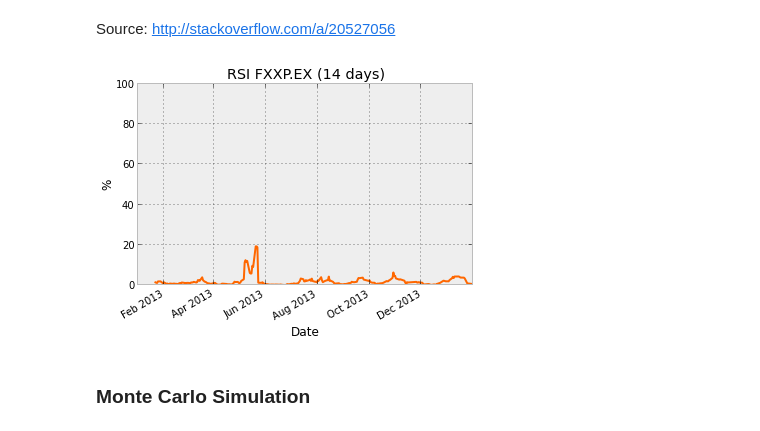
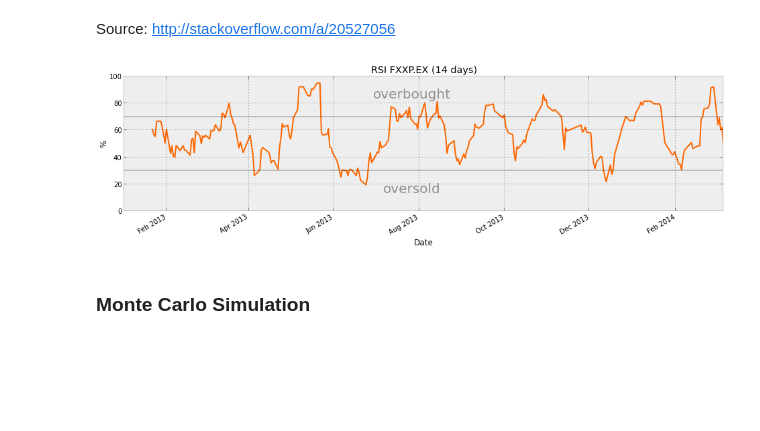
Before and after one commit to balzer82/Pandas-Stoxx-Europe-600, a Jupyter notebook: analyseFXXP.EX.ipynb, the cells around one changed output. Saved outputs shown, nothing was run; the diff lists cells and outputs as text; code cells hidden in the pictures; blank space fills up the shorter version.

```diff
--- a/analyseFXXP.EX.ipynb
+++ b/analyseFXXP.EX.ipynb
@@ -74,22 +74,27 @@ Source: http://stackoverflow.com/a/20527056
 # %%
 delta = stoxx['Close'].diff()
 dUp, dDown = delta.copy( ), delta.copy( )
 dUp[ dUp < 0 ] = 0
 dDown[ dDown > 0 ] = 0
 
-
 n=14
 RolUp = pd.rolling_mean( dUp, n )
 RolDown = pd.rolling_mean( dDown, n).abs()
 
 RS = RolUp / RolDown
+RSI = 100. - 100./(1.+RS)
 
-RS.plot();
+plt.figure(figsize=(16,4))
+RSI.plot();
+plt.axhline(30, color='k', alpha=0.2)
+plt.annotate('oversold',xy=(0.5, 0.3), xycoords='figure fraction', fontsize=20, alpha=0.4, ha='center')
+plt.axhline(70, color='k', alpha=0.2)
+plt.annotate('overbought',xy=(0.5, 0.8), xycoords='figure fraction', fontsize=20, alpha=0.4,ha='center')
 plt.title('RSI %s (%i days)' % (sc, n));
 plt.ylim([0,100]);
 plt.ylabel('%');
 # %% [output]
-[figure, old version]
+[figure, new version]
 # %% [markdown]
 ### Monte Carlo Simulation
 # %%
```
Also changed, not shown: parts of 8 cells of this notebook, 2 other files.
